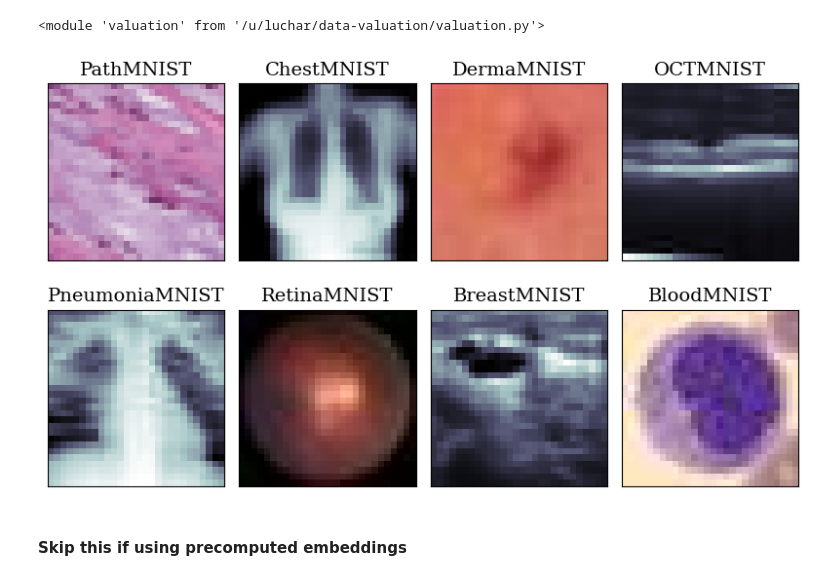
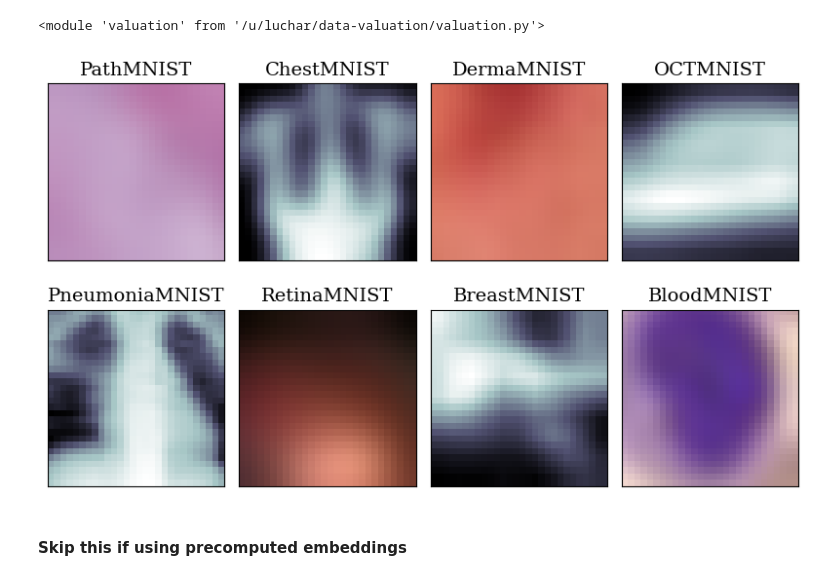
Before and after one commit to clu5/data-valuation, a Jupyter notebook: 3-MedMNIST.ipynb, the cells around one changed output. Drawn from its saved outputs; the diff is of its cells as text; code cells hidden in the pictures.

```diff
--- a/3-MedMNIST.ipynb
+++ b/3-MedMNIST.ipynb
@@ -25,28 +25,41 @@ reload(valuation)
 # %% [output]
 <module 'valuation' from '/u/luchar/data-valuation/valuation.py'>
 # %%
+from torchvision import transforms
+
 datasets = [
     v["python_class"]
     for k, v in medmnist.INFO.items()
     if not k.endswith("3d") and not k.startswith("organ")
 ]
+
+f = transforms.Compose([
+    transforms.ToTensor(),
+    transforms.GaussianBlur(5),
+    transforms.RandomResizedCrop(size=(28, 28)),
+])
+
 imgs = {
-    d: getattr(medmnist, d)(split="train", root="../data").imgs[1] for d in datasets
+    d:
+    f(
+    getattr(medmnist, d)(split="train", root="../data").imgs[1]
+    ).moveaxis(0, -1)
+    for d in datasets
 }
 # %%
 fig, axes = plt.subplots(nrows=2, ncols=len(imgs) // 2, figsize=(8, 5))
 for ax, (k, v) in zip(axes.flatten(), imgs.items()):
     ax.set_title(k, fontsize=14)
-    if v.ndim == 2:
+    if v.shape[-1] == 1 or v.ndim == 2:
         cmap = "bone"
     else:
         cmap = None
     ax.imshow(v, cmap=cmap)
     ax.set_xticks([])
     ax.set_yticks([])
 
 plt.tight_layout()
-plt.savefig(fig_dir / "medmnist.png")
+# plt.savefig(fig_dir / "medmnist.png")
 plt.show()
 # %% [output]
-[figure, old version]
+[figure, new version]
```
Also changed, not shown: parts of 10 cells of this notebook, 3 other files.
